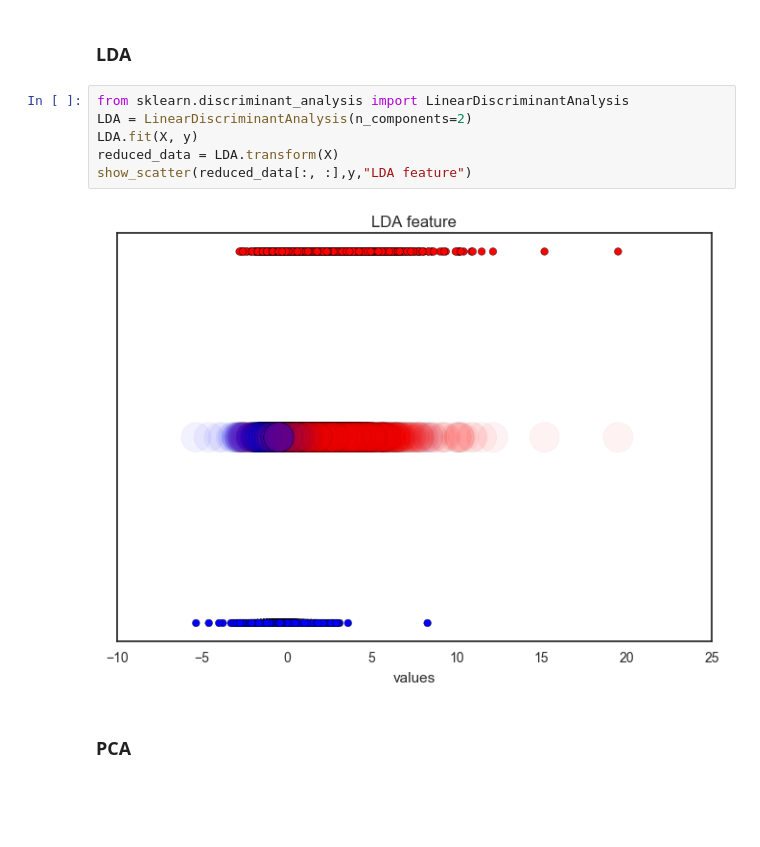
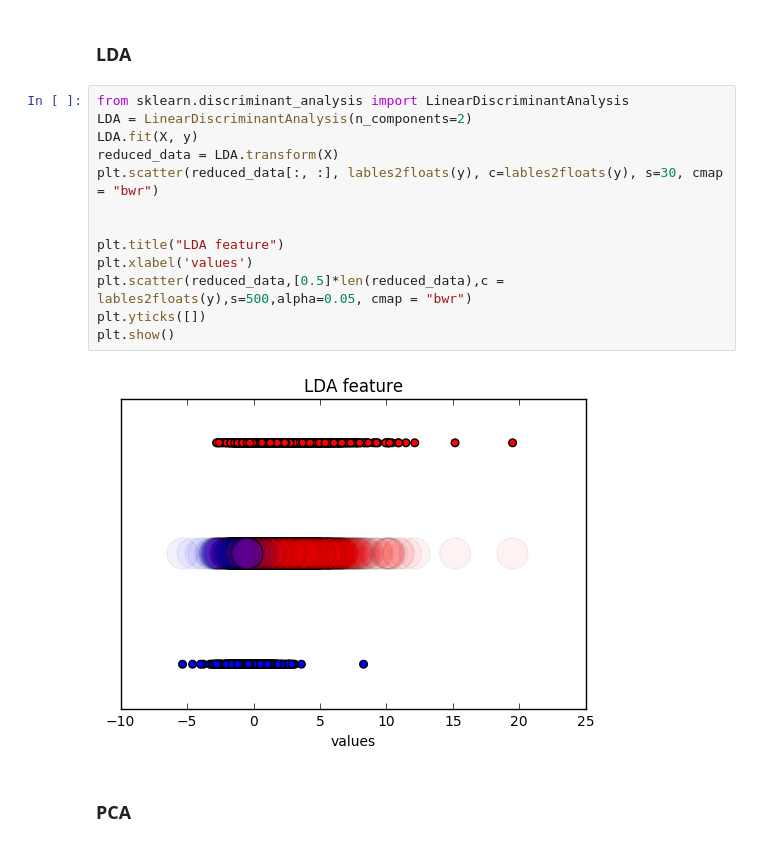
Before and after one commit to eeddaann/data-mining-project, a Jupyter notebook: lital (4) - Copy.ipynb, the cells around one changed output. Saved outputs shown, nothing was run; the diff lists cells and outputs as text; blank space fills up the shorter version.

```diff
--- a/lital (4) - Copy.ipynb
+++ b/lital (4) - Copy.ipynb
@@ -165,11 +128,18 @@ show_scatter(max_col,y,"max based feature")
 # %%
 from sklearn.discriminant_analysis import LinearDiscriminantAnalysis
 LDA = LinearDiscriminantAnalysis(n_components=2)
 LDA.fit(X, y)
 reduced_data = LDA.transform(X)
-show_scatter(reduced_data[:, :],y,"LDA feature")
+plt.scatter(reduced_data[:, :], lables2floats(y), c=lables2floats(y), s=30, cmap = "bwr")
+
+
+plt.title("LDA feature")
+plt.xlabel('values')
+plt.scatter(reduced_data,[0.5]*len(reduced_data),c = lables2floats(y),s=500,alpha=0.05, cmap = "bwr")
+plt.yticks([])
+plt.show()
 # %% [output]
-[figure, old version]
+[figure, new version]
 # %% [markdown]
 ### PCA
 # %%
```
Also changed, not shown: parts of 49 cells of this notebook.
